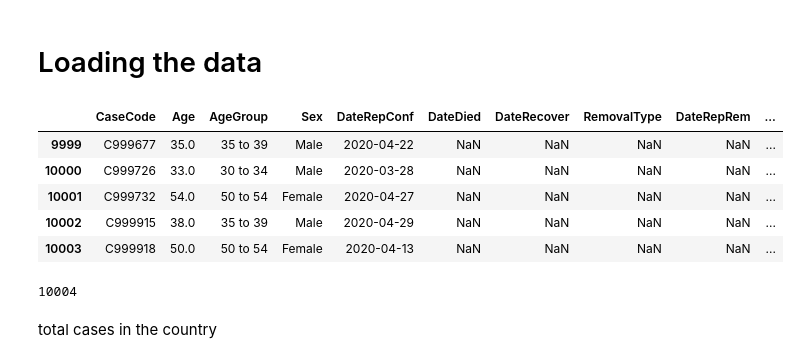
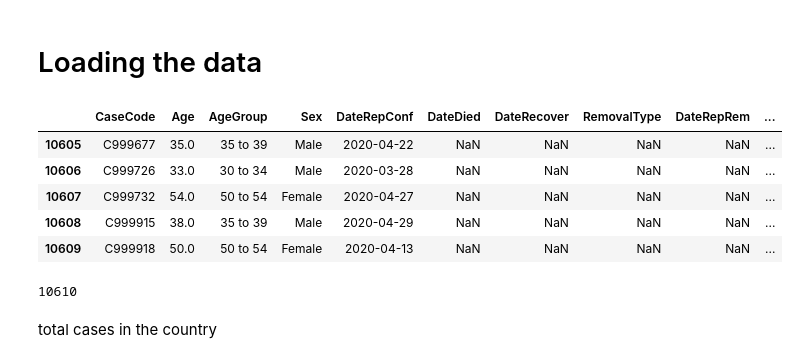
Before and after one commit to ValAnthonyB/COVID19_PH_Project, a Jupyter notebook: data_from_DOH_gsheets.ipynb, the cells around one changed output. Cells and saved outputs as stored; diff of their text form; code cells hidden in the pictures.

```diff
--- a/data_from_DOH_gsheets.ipynb
+++ b/data_from_DOH_gsheets.ipynb
@@ -38,19 +41,19 @@ time_stamp = today.strftime("%m-%d-%Y")
 # %% [markdown]
 # Loading the data
 # %%
-df = pd.read_csv('Raw Data/DOH COVID Data Drop_ 20200506 - 05 Case Information.csv')
+df = pd.read_csv('Raw Data/DOH COVID Data Drop_ 20200509 - 05 Case Information.csv')
 df.tail()
 # %% [output]
 |  | CaseCode | Age | AgeGroup | Sex | DateRepConf | DateDied | DateRecover | RemovalType | DateRepRem | ... |
-| 9999 | C999677 | 35.0 | 35 to 39 | Male | 2020-04-22 | NaN | NaN | NaN | NaN | ... |
-| 10000 | C999726 | 33.0 | 30 to 34 | Male | 2020-03-28 | NaN | NaN | NaN | NaN | ... |
-| 10001 | C999732 | 54.0 | 50 to 54 | Female | 2020-04-27 | NaN | NaN | NaN | NaN | ... |
-| 10002 | C999915 | 38.0 | 35 to 39 | Male | 2020-04-29 | NaN | NaN | NaN | NaN | ... |
-| 10003 | C999918 | 50.0 | 50 to 54 | Female | 2020-04-13 | NaN | NaN | NaN | NaN | ... |
+| 10605 | C999677 | 35.0 | 35 to 39 | Male | 2020-04-22 | NaN | NaN | NaN | NaN | ... |
+| 10606 | C999726 | 33.0 | 30 to 34 | Male | 2020-03-28 | NaN | NaN | NaN | NaN | ... |
+| 10607 | C999732 | 54.0 | 50 to 54 | Female | 2020-04-27 | NaN | NaN | NaN | NaN | ... |
+| 10608 | C999915 | 38.0 | 35 to 39 | Male | 2020-04-29 | NaN | NaN | NaN | NaN | ... |
+| 10609 | C999918 | 50.0 | 50 to 54 | Female | 2020-04-13 | NaN | NaN | NaN | NaN | ... |
 # %%
 len(df)
 # %% [output]
-10004
+10610
 # %% [markdown]
 total cases in the country
 # %% [markdown]
```
Also changed, not shown: parts of 64 cells of this notebook, 18 other files.
